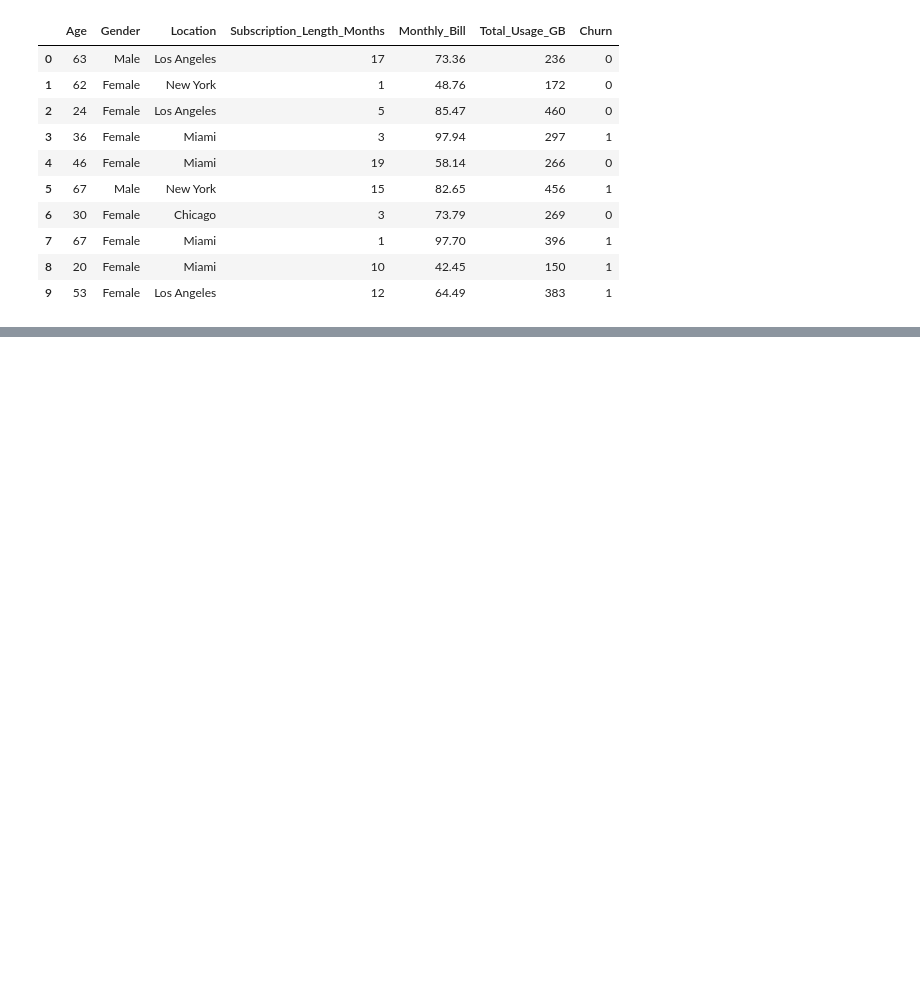
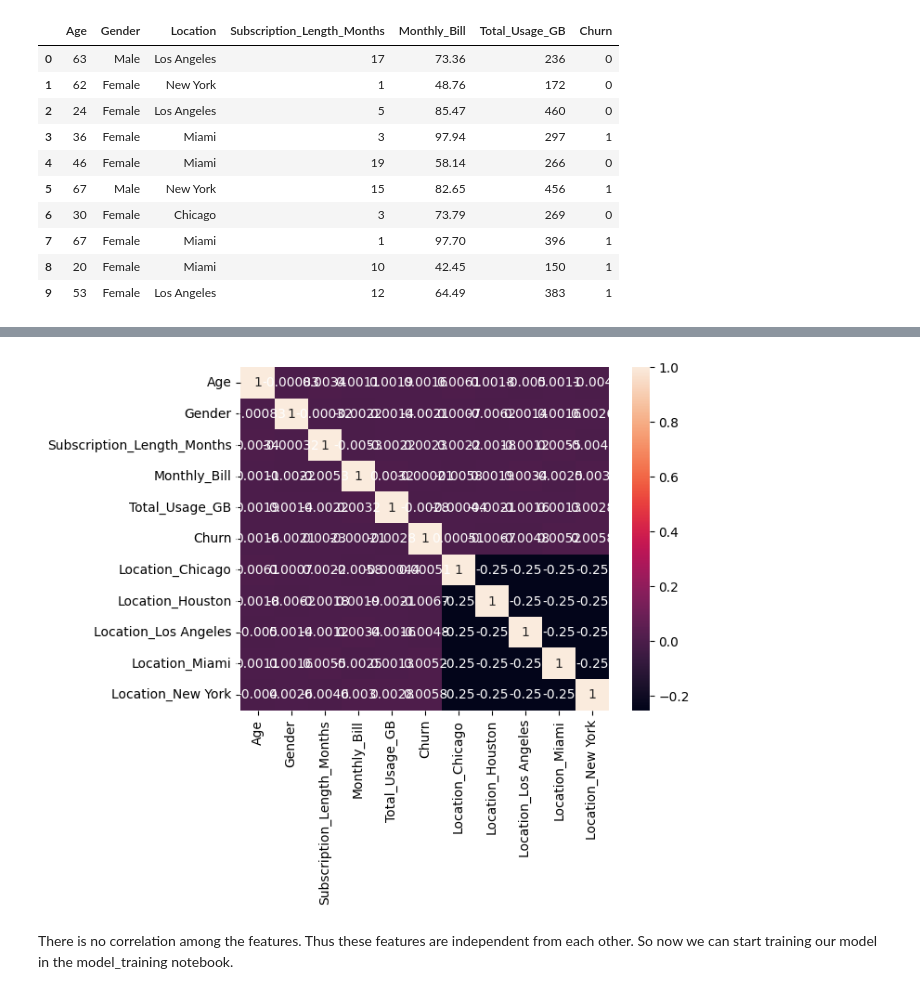
Before and after one commit to shubhankar567/Customer_Churn_Prediction, a Jupyter notebook: notebooks/EDA.ipynb, the cells around one changed output, grey strips where cells are left out. Saved outputs shown, nothing was run; the diff lists cells and outputs as text; code cells hidden in the pictures; blank space fills up the shorter version.

Commit message:
Training pipeline commit

```diff
--- a/notebooks/EDA.ipynb
+++ b/notebooks/EDA.ipynb
@@ -173,0 +154,8 @@ memory usage: 6.5 MB
+# %%
+sns.heatmap(data_updated.corr(), annot = True)
+plt.show()
+# %% [output]
+[figure, added]
+# %% [markdown]
+There is no correlation among the features. Thus these features are independent from each other.
+So now we can start training our model in the model_training notebook.
```
Also changed, not shown: parts of 30 cells of this notebook, 8 other files.
